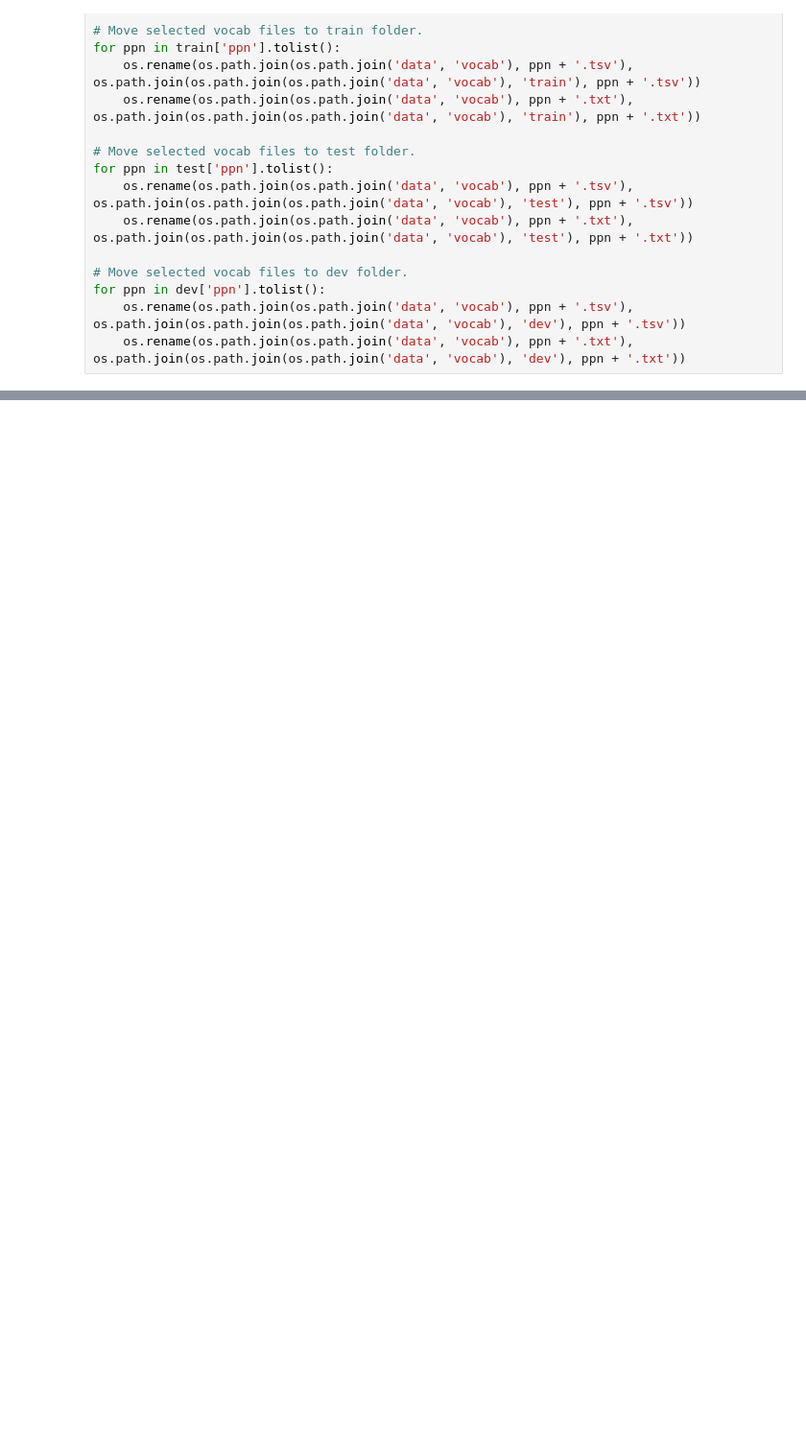
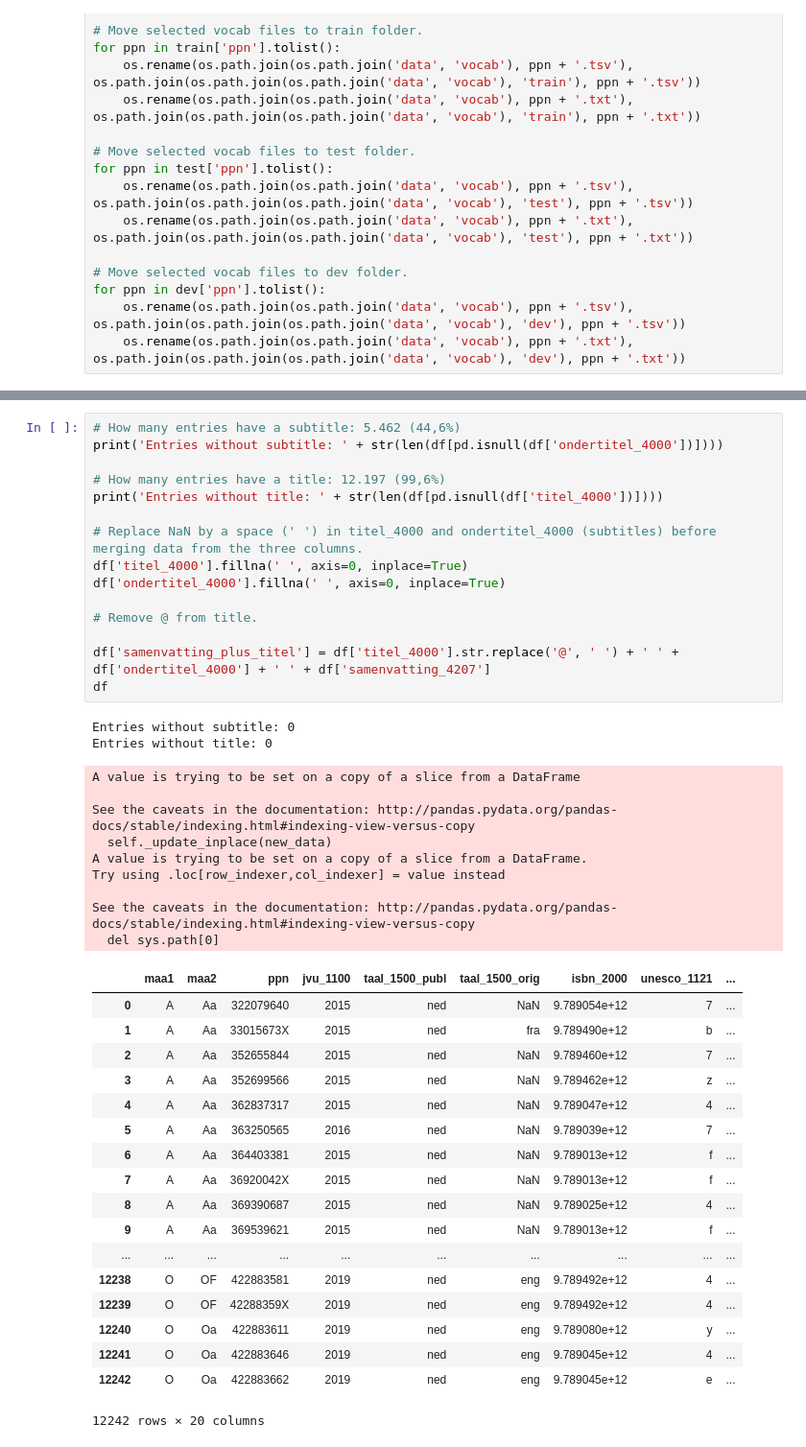
Before and after one commit to KBNLresearch/Annif_data_exp, a Jupyter notebook: Analyse_brinkman_trefwoorden_v2.ipynb, the cells around one changed output, grey strips where cells are left out. Shown at 96% size. Drawn from its saved outputs; the diff is of its cells as text; blank space fills up the shorter version.

```diff
--- a/Analyse_brinkman_trefwoorden_v2.ipynb
+++ b/Analyse_brinkman_trefwoorden_v2.ipynb
@@ -205,0 +211,45 @@ for ppn in dev['ppn'].tolist():
+# %%
+# How many entries have a subtitle: 5.462 (44,6%)
+print('Entries without subtitle: ' + str(len(df[pd.isnull(df['ondertitel_4000'])])))
+
+# How many entries have a title: 12.197 (99,6%)
+print('Entries without title: ' + str(len(df[pd.isnull(df['titel_4000'])])))
+
+# Replace NaN by a space (' ') in titel_4000 and ondertitel_4000 (subtitles) before merging data from the three columns.
+df['titel_4000'].fillna(' ', axis=0, inplace=True)
+df['ondertitel_4000'].fillna(' ', axis=0, inplace=True)
+
+# Remove @ from title.
+
+df['samenvatting_plus_titel'] = df['titel_4000'].str.replace('@', ' ') + ' ' + df['ondertitel_4000'] + ' ' + df['samenvatting_4207']
+df
+# %% [output]
+Entries without subtitle: 0
+Entries without title: 0
+A value is trying to be set on a copy of a slice from a DataFrame
+
+See the caveats in the documentation: http://pandas.pydata.org/pandas-docs/stable/indexing.html#indexing-view-versus-copy
+  self._update_inplace(new_data)
+A value is trying to be set on a copy of a slice from a DataFrame.
+Try using .loc[row_indexer,col_indexer] = value instead
+
+See the caveats in the documentation: http://pandas.pydata.org/pandas-docs/stable/indexing.html#indexing-view-versus-copy
+  del sys.path[0]
+|  | maa1 | maa2 | ppn | jvu_1100 | taal_1500_publ | taal_1500_orig | isbn_2000 | unesco_1121 | ... |
+| 0 | A | Aa | 322079640 | 2015 | ned | NaN | 9.789054e+12 | 7 | ... |
+| 1 | A | Aa | 33015673X | 2015 | ned | fra | 9.789490e+12 | b | ... |
+| 2 | A | Aa | 352655844 | 2015 | ned | NaN | 9.789460e+12 | 7 | ... |
+| 3 | A | Aa | 352699566 | 2015 | ned | NaN | 9.789462e+12 | z | ... |
+| 4 | A | Aa | 362837317 | 2015 | ned | NaN | 9.789047e+12 | 4 | ... |
+| 5 | A | Aa | 363250565 | 2016 | ned | NaN | 9.789039e+12 | 7 | ... |
+| 6 | A | Aa | 364403381 | 2015 | ned | NaN | 9.789013e+12 | f | ... |
+| 7 | A | Aa | 36920042X | 2015 | ned | NaN | 9.789013e+12 | f | ... |
+| 8 | A | Aa | 369390687 | 2015 | ned | NaN | 9.789025e+12 | 4 | ... |
+| 9 | A | Aa | 369539621 | 2015 | ned | NaN | 9.789013e+12 | f | ... |
+| ... | ... | ... | ... | ... | ... | ... | ... | ... | ... |
+| 12238 | O | OF | 422883581 | 2019 | ned | eng | 9.789492e+12 | 4 | ... |
+| 12239 | O | OF | 42288359X | 2019 | ned | eng | 9.789492e+12 | 4 | ... |
+| 12240 | O | Oa | 422883611 | 2019 | ned | eng | 9.789080e+12 | y | ... |
+| 12241 | O | Oa | 422883646 | 2019 | ned | eng | 9.789045e+12 | 4 | ... |
+| 12242 | O | Oa | 422883662 | 2019 | ned | eng | 9.789045e+12 | e | ... |
+12242 rows × 20 columns
```
Also changed, not shown: parts of 4 cells of this notebook.
